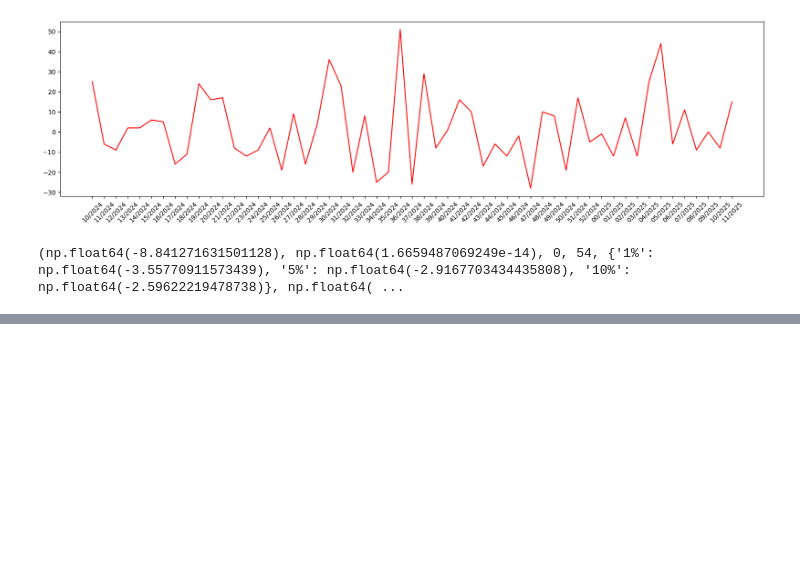
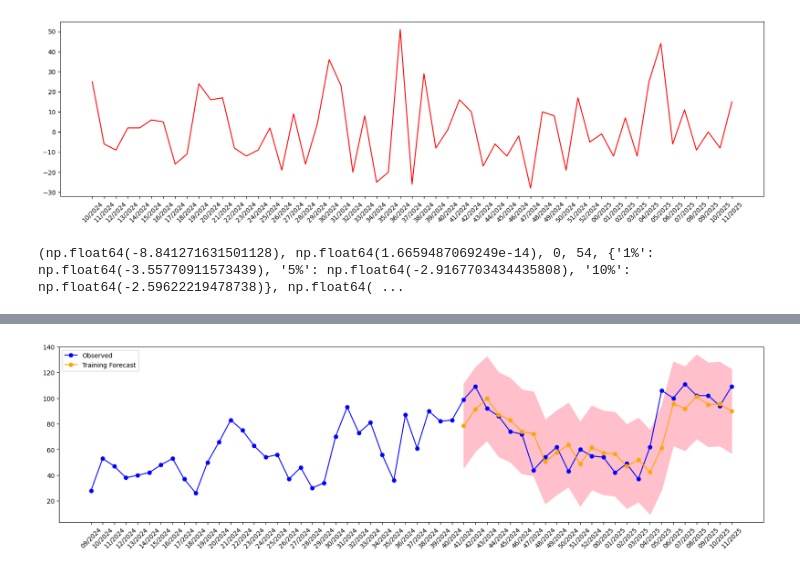
Before and after one commit to Massagli/sales_coffee_forecast, a Jupyter notebook: main.ipynb, the cells around one changed output, grey strips where cells are left out. Drawn from its saved outputs; the diff is of its cells as text; code cells hidden in the pictures; blank space fills up the shorter version.

Commit message:
Training Arima Model

```diff
--- a/main.ipynb
+++ b/main.ipynb
@@ -107,3 +105,10 @@ date
 Name: qtd, dtype: float64
 [figure]
 (np.float64(-8.841271631501128), np.float64(1.6659487069249e-14), 0, 54, {'1%': np.float64(-3.55770911573439), '5%': np.float64(-2.9167703434435808), '10%': np.float64(-2.59622219478738)}, np.float64( ...
+# %%
+#Definindo modelo ARIMA
+from statsmodels.tsa.arima.model import ARIMA
+
+model = ARIMA(sales, order=(1,1,1))
+model_fit = model.fit()
+print(model_fit.summary())
@@ -109,0 +133,16 @@ Name: qtd, dtype: float64
+# %%
+#Treinando Modelo e plotando
+
+training = model_fit.get_prediction(start=-24, dynamic=False)
+mean_training = training.predicted_mean
+confiance_intervals = training.conf_int()
+
+plt.figure(figsize=(20, 5))
+plt.plot(sales.index, sales.values, color='blue', marker='o', label='Observed')
+plt.plot(mean_training.index, mean_training.values, color='orange', marker='o', label='Training Forecast')
+plt.fill_between(confiance_intervals.index, confiance_intervals.iloc[:,0], confiance_intervals.iloc[:,1], color='pink')
+plt.xticks(sales.index, rotation=45)
+plt.legend()
+plt.show()
+# %% [output]
+[figure, added]
```
Also changed, not shown: parts of 3 cells of this notebook, 1 other file.
